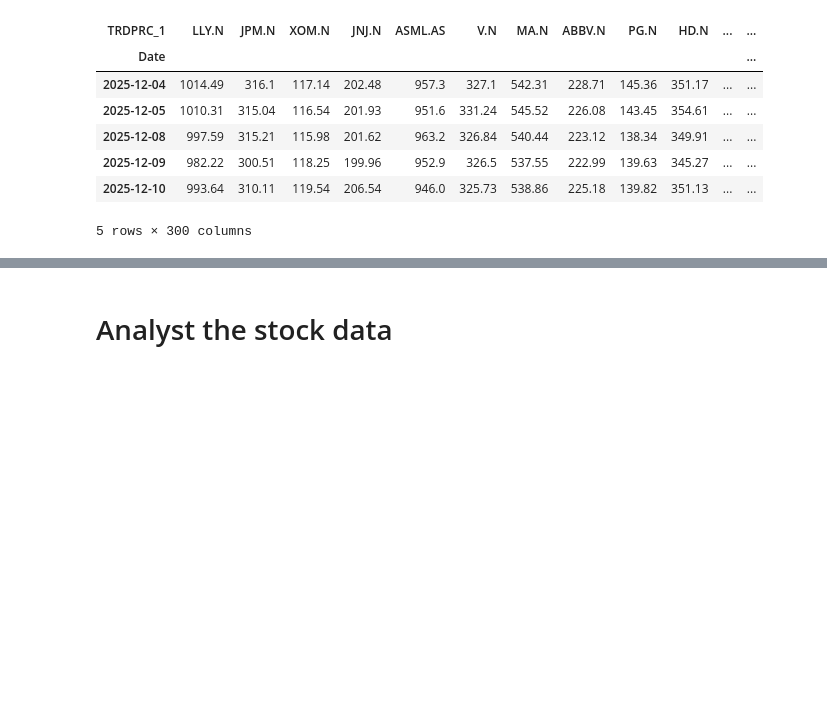
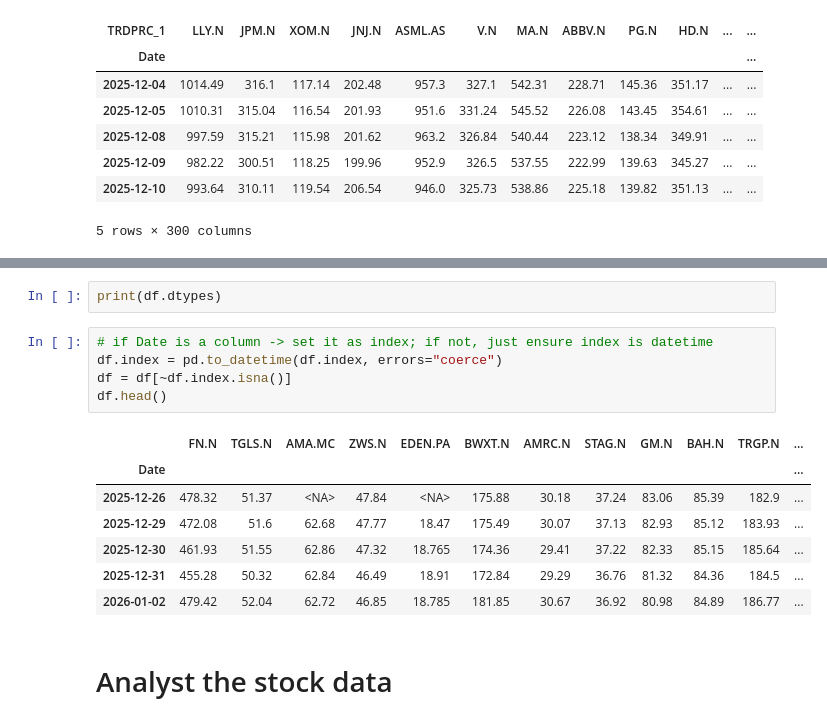
Before and after one commit to whiplash9102/ESG_Portfolio, a Jupyter notebook: v1.4/stockScreener.ipynb, the cells around one changed output, grey strips where cells are left out. Saved outputs shown, nothing was run; the diff lists cells and outputs as text; blank space fills up the shorter version.

```diff
--- a/v1.4/stockScreener.ipynb
+++ b/v1.4/stockScreener.ipynb
@@ -97,3 +122,18 @@ df_history.head()
+# %%
+print(df.dtypes)
+# %%
+# if Date is a column -> set it as index; if not, just ensure index is datetime
+df.index = pd.to_datetime(df.index, errors="coerce")
+df = df[~df.index.isna()]
+df.head()
+# %% [output]
+|  | FN.N | TGLS.N | AMA.MC | ZWS.N | EDEN.PA | BWXT.N | AMRC.N | STAG.N | GM.N | BAH.N | TRGP.N | ... |
+| Date |  |  |  |  |  |  |  |  |  |  |  | ... |
+| 2025-12-26 | 478.32 | 51.37 | <NA> | 47.84 | <NA> | 175.88 | 30.18 | 37.24 | 83.06 | 85.39 | 182.9 | ... |
+| 2025-12-29 | 472.08 | 51.6 | 62.68 | 47.77 | 18.47 | 175.49 | 30.07 | 37.13 | 82.93 | 85.12 | 183.93 | ... |
+| 2025-12-30 | 461.93 | 51.55 | 62.86 | 47.32 | 18.765 | 174.36 | 29.41 | 37.22 | 82.33 | 85.15 | 185.64 | ... |
+| 2025-12-31 | 455.28 | 50.32 | 62.84 | 46.49 | 18.91 | 172.84 | 29.29 | 36.76 | 81.32 | 84.36 | 184.5 | ... |
+| 2026-01-02 | 479.42 | 52.04 | 62.72 | 46.85 | 18.785 | 181.85 | 30.67 | 36.92 | 80.98 | 84.89 | 186.77 | ... |
 # %% [markdown]
 # Analyst the stock data
 # %% [markdown]
```
Also changed, not shown: parts of 11 cells of this notebook, 7 other files.
